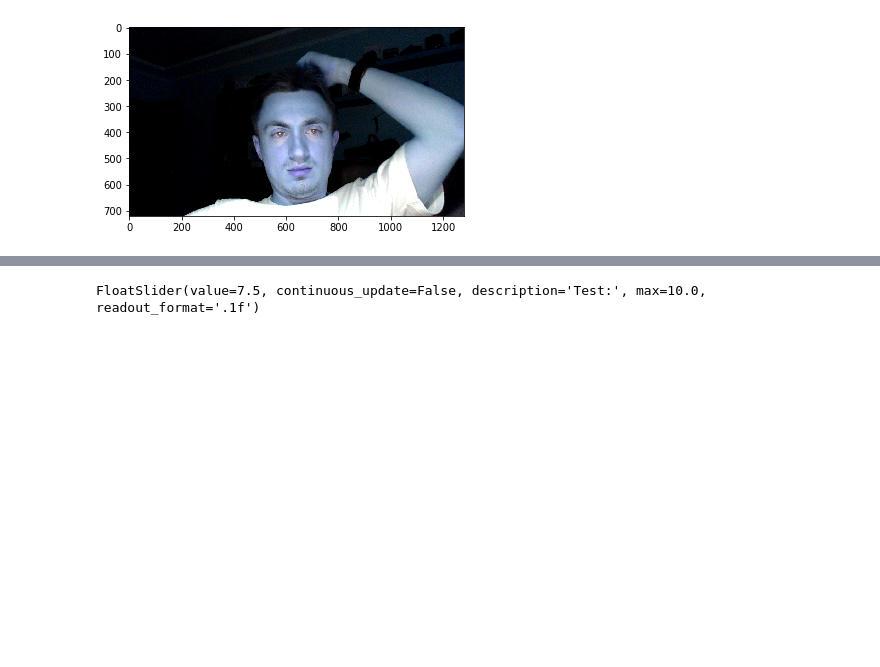
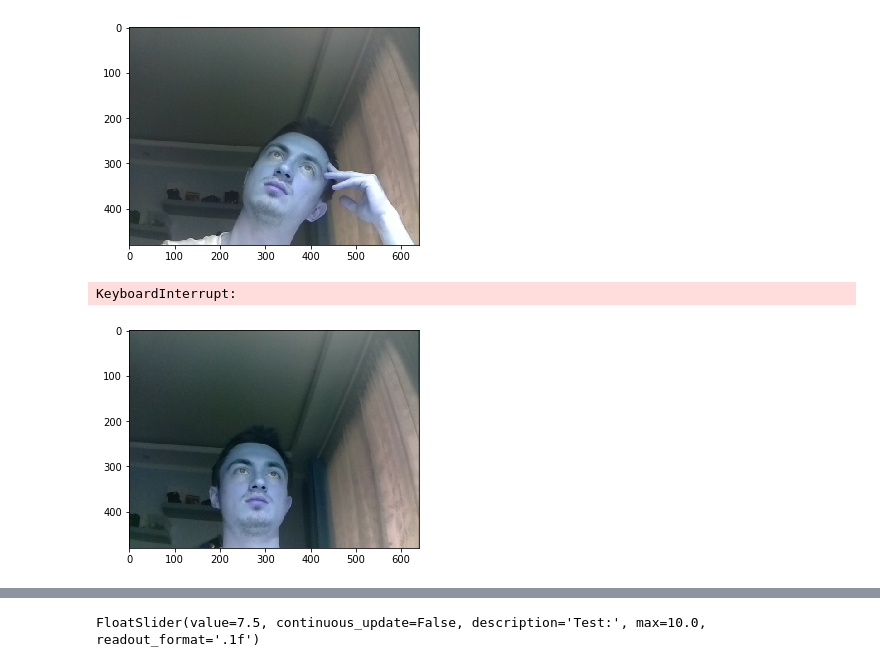
Before and after one commit to akarazeevprojects/ComputerVision, a Jupyter notebook: Untitled.ipynb, the cells around one changed output, grey strips where cells are left out. Saved outputs shown, nothing was run; the diff lists cells and outputs as text; code cells hidden in the pictures; blank space fills up the shorter version.

```diff
--- a/Untitled.ipynb
+++ b/Untitled.ipynb
@@ -5,7 +8,36 @@ import matplotlib.pyplot as plt
 # %%
-cap = cv.VideoCapture(0)
 ret, frame = cap.read()
 plt.imshow(frame)
 plt.show()
 # %% [output]
-[figure, old version]
+[figure, new version]
+# %%
+# import the necessary packages
+from picamera.array import PiRGBArray
+from picamera import PiCamera
+import time
+import cv2
+import matplotlib.pyplot as plt
+%matplotlib inline
+
+# initialize the camera and grab a reference to the raw camera capture
+camera = PiCamera()
+camera.resolution = (640, 480)
+camera.framerate = 32
+rawCapture = PiRGBArray(camera, size=(640, 480))
+
+# allow the camera to warmup
+time.sleep(0.1)
+
+# capture frames from the camera
+for frame in camera.capture_continuous(rawCapture, format="bgr", use_video_port=True):
+    # grab the raw NumPy array representing the image, then initialize the timestamp
+    # and occupied/unoccupied text
+    image = frame.array
+    plt.imshow(image)
+    plt.show()
+    # clear the stream in preparation for the next frame
+    rawCapture.truncate(0)
+# %% [output]
+KeyboardInterrupt:
+[figure, added]
```
Also changed, not shown: parts of 5 cells of this notebook, 1 other file.
